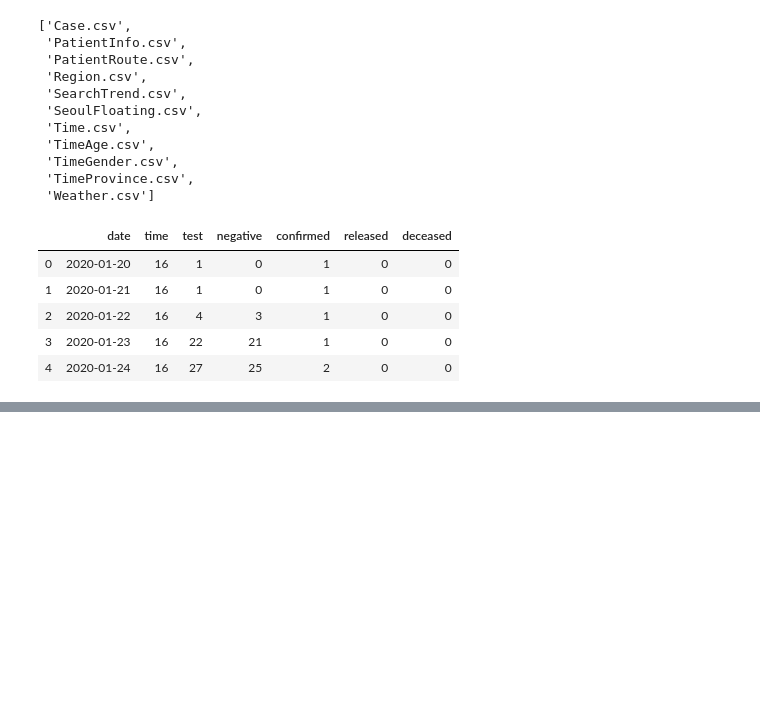
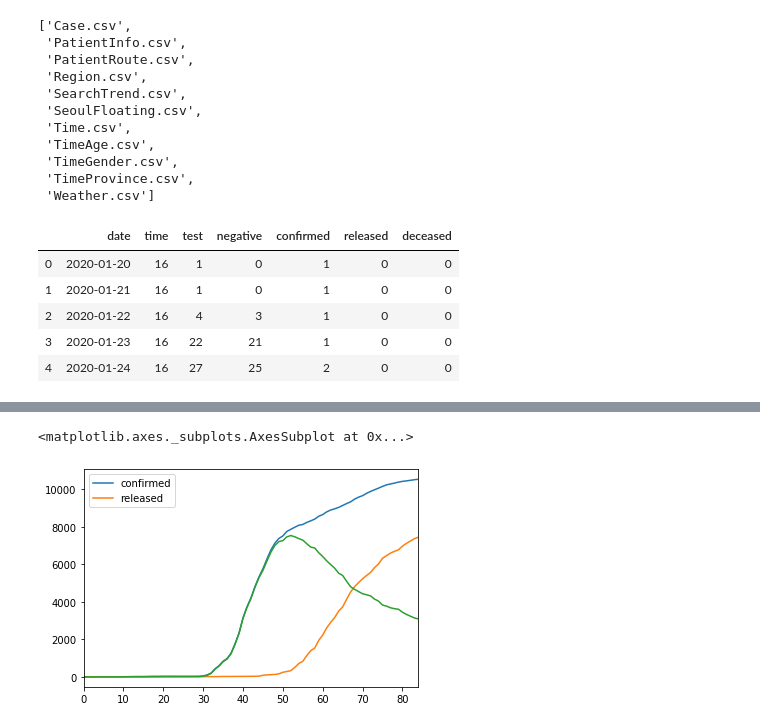
Before and after one commit to chan157/DACON_COVID, a Jupyter notebook: Basic_Visualization.ipynb, the cells around one changed output, grey strips where cells are left out. Drawn from its saved outputs; the diff is of its cells as text; code cells hidden in the pictures; blank space fills up the shorter version.

```diff
--- a/Basic_Visualization.ipynb
+++ b/Basic_Visualization.ipynb
@@ -39,0 +190,6 @@ df.head()
+# %%
+time[['confirmed','released']].plot()
+(time['confirmed']-time['released']).plot()
+# %% [output]
+<matplotlib.axes._subplots.AxesSubplot at 0x...>
+[figure, added]
```
Also changed, not shown: parts of 22 cells of this notebook, 1 other file.
